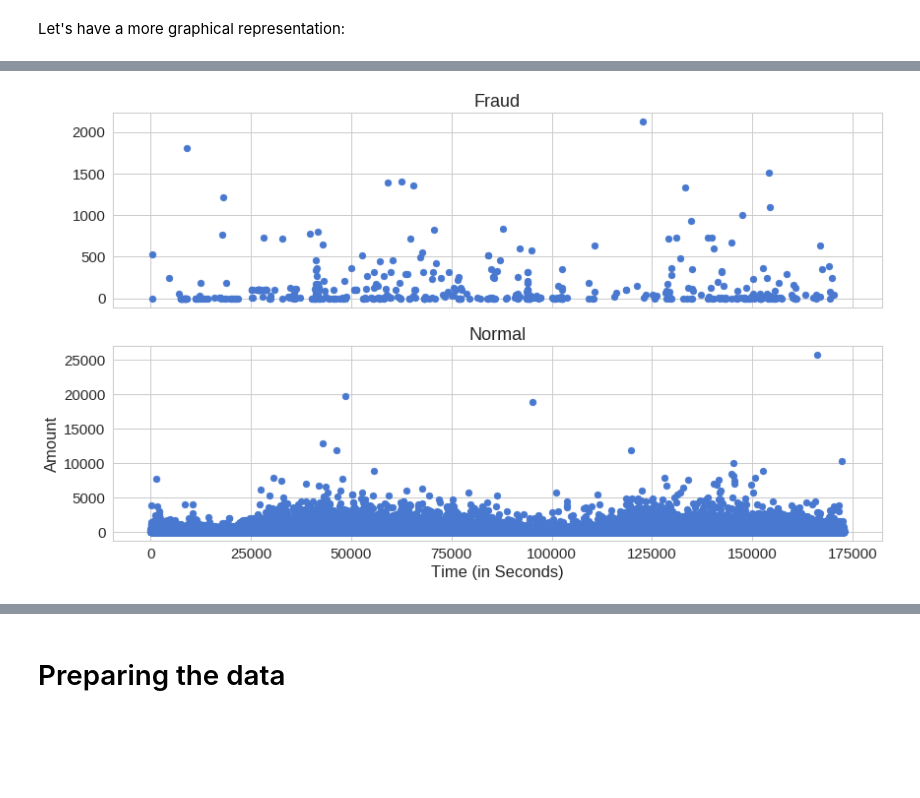
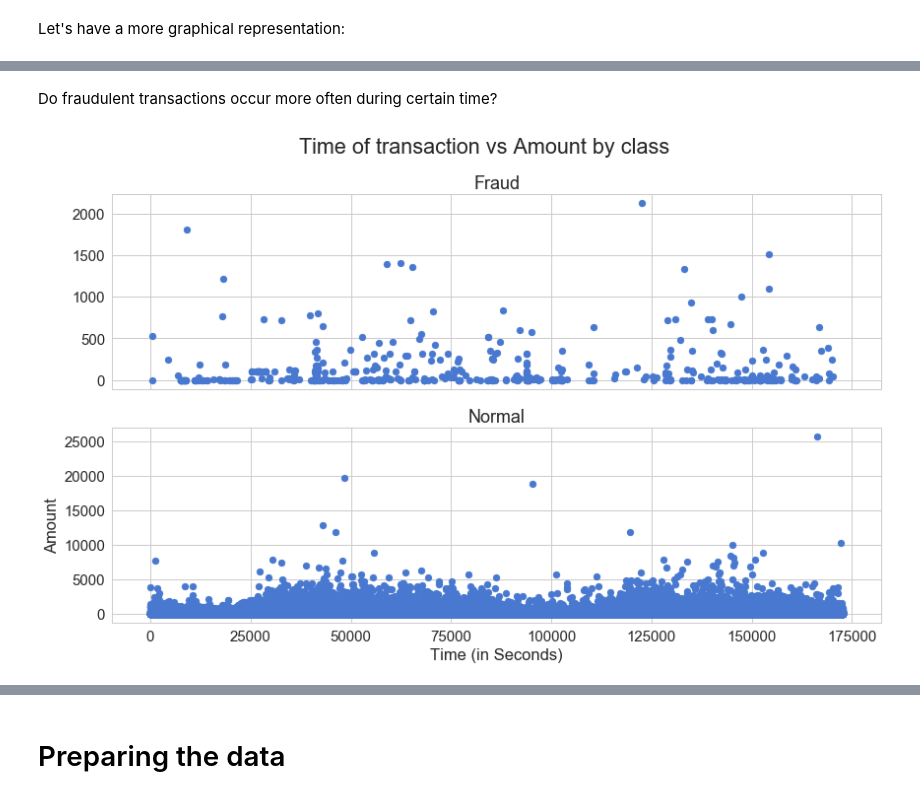
Before and after one commit to curiousily/Credit-Card-Fraud-Detection-using-Autoencoders-in-Keras, a Jupyter notebook: fraud_detection.ipynb, the cells around one changed output, grey strips where cells are left out. Drawn from its saved outputs; the diff is of its cells as text; code cells hidden in the pictures; blank space fills up the shorter version.

```diff
--- a/fraud_detection.ipynb
+++ b/fraud_detection.ipynb
@@ -110,14 +129,17 @@ Let's have a more graphical representation:
+# %% [markdown]
+Do fraudulent transactions occur more often during certain time?
 # %%
 f, (ax1, ax2) = plt.subplots(2, 1, sharex=True)
+f.suptitle('Time of transaction vs Amount by class')
 
 ax1.scatter(frauds.Time, frauds.Amount)
 ax1.set_title('Fraud')
 
 ax2.scatter(normal.Time, normal.Amount)
 ax2.set_title('Normal')
 
 plt.xlabel('Time (in Seconds)')
 plt.ylabel('Amount')
 plt.show()
 # %% [output]
-[figure, old version]
+[figure, new version]
```
Also changed, not shown: parts of 5 cells of this notebook.
